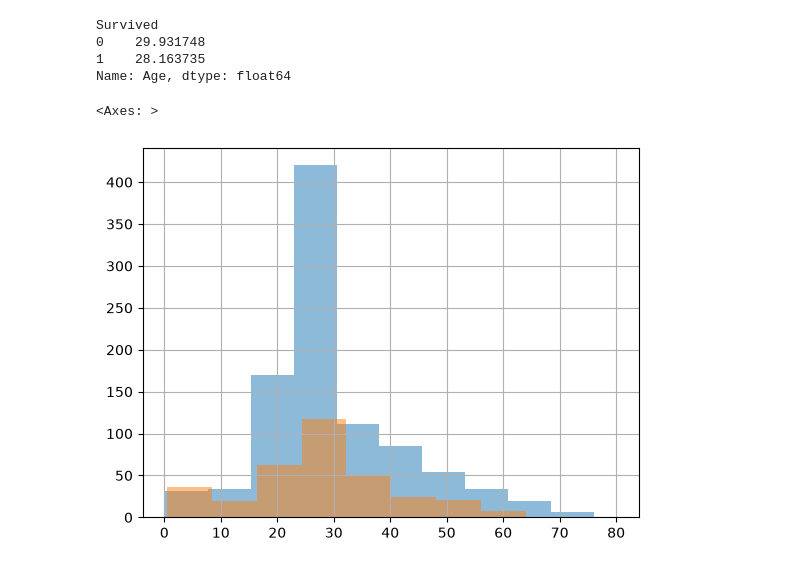
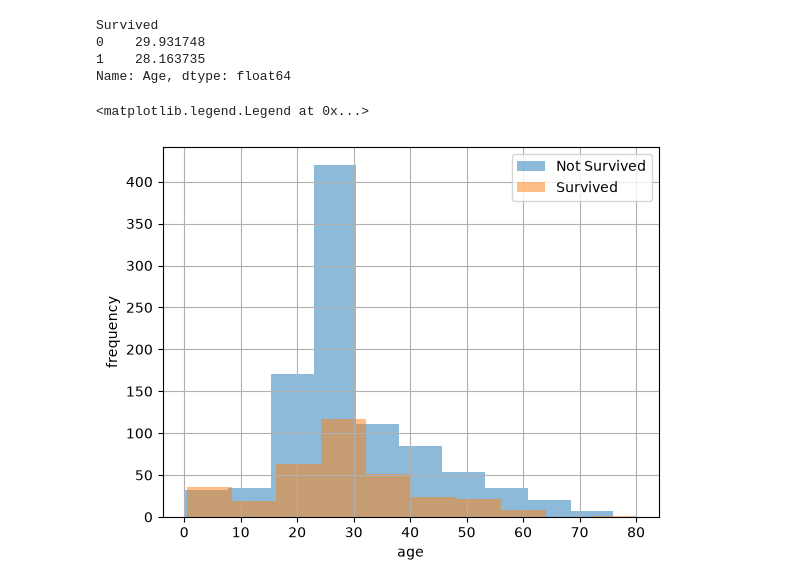
Before and after one commit to Rishisidramesh/ML-math-and-stats, a Jupyter notebook: implement_central_tendency.ipynb, the cells around one changed output. Saved outputs shown, nothing was run; the diff lists cells and outputs as text; code cells hidden in the pictures.

```diff
--- a/implement_central_tendency.ipynb
+++ b/implement_central_tendency.ipynb
@@ -125,6 +129,9 @@ Name: Age, dtype: float64
 # %%
 df[df["Survived"]==0]["Age"].hist(alpha=0.5, label="Not Survived")
 df[df["Survived"]==1]["Age"].hist(alpha=0.5, label="Survived")
+plt.xlabel("age")
+plt.ylabel("frequency")
+plt.legend()
 # %% [output]
-<Axes: >
+<matplotlib.legend.Legend at 0x...>
-[figure, old version]
+[figure, new version]
```
Also changed, not shown: parts of 12 cells of this notebook, 2 other files.
